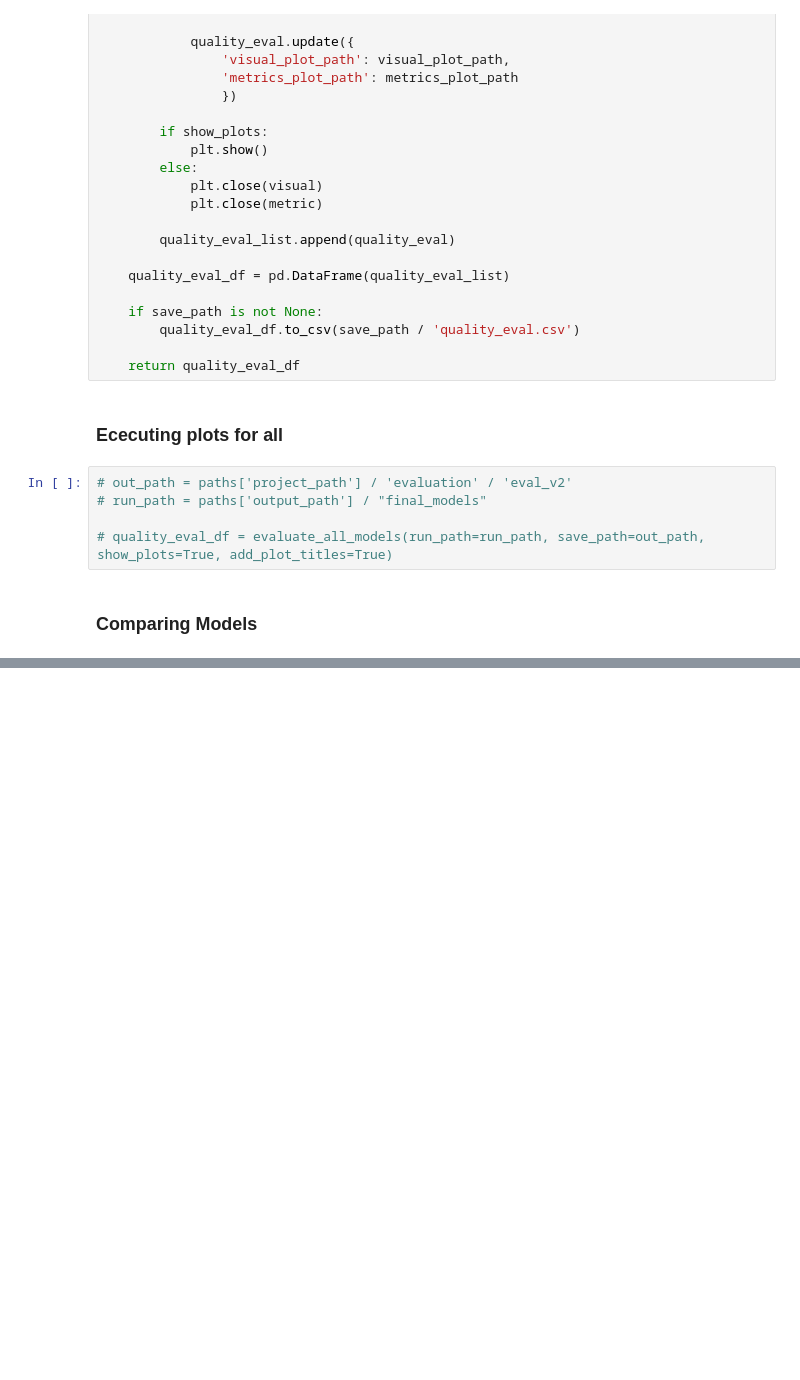
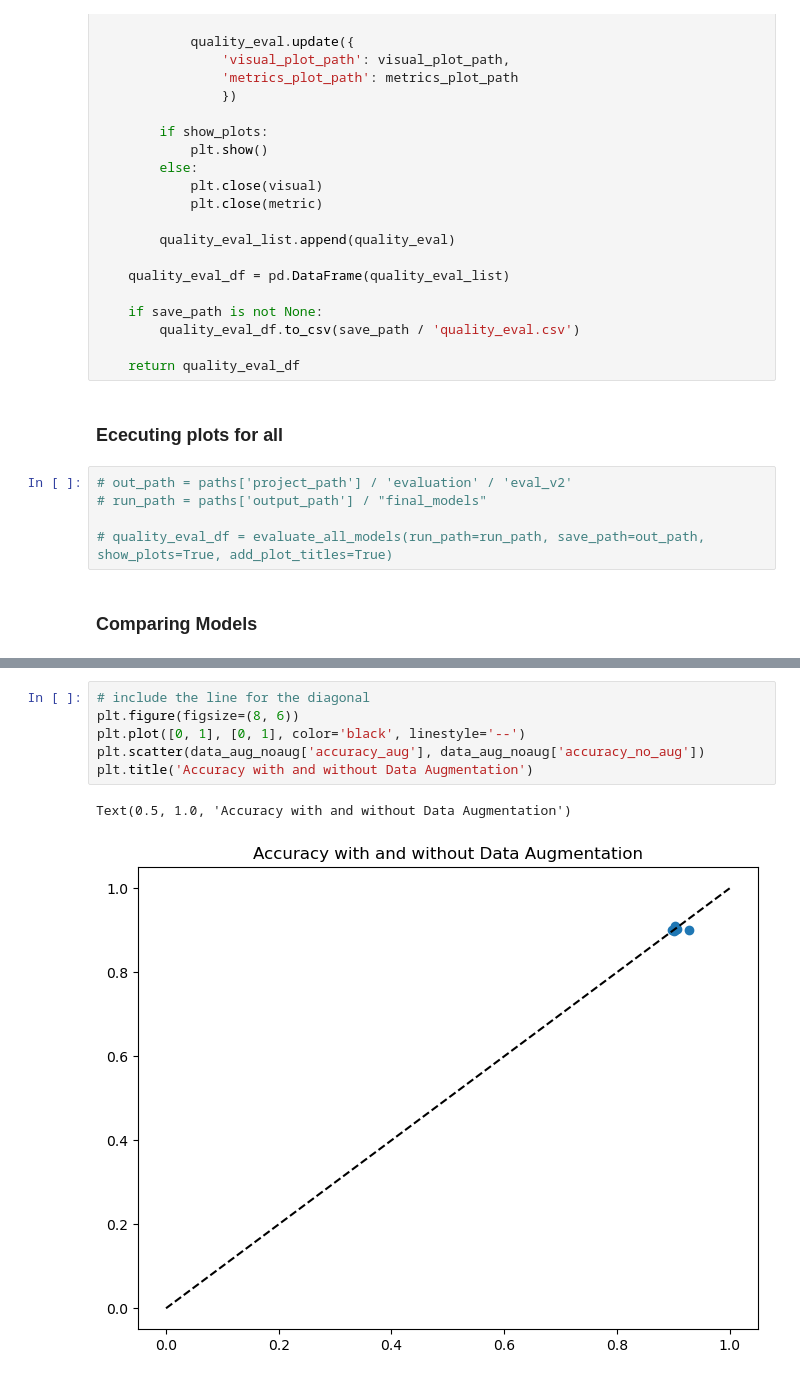
Before and after one commit to juliankraft/TermPaper2_RasterClassification, a Jupyter notebook: code/analysis/visualizations.ipynb, the cells around one changed output, grey strips where cells are left out. Saved outputs shown, nothing was run; the diff lists cells and outputs as text; blank space fills up the shorter version.

```diff
--- a/code/analysis/visualizations.ipynb
+++ b/code/analysis/visualizations.ipynb
@@ -726,0 +788,9 @@ quality_eval_df.sort_values('accuracy', ascending=False)[cols]
+# %%
+# include the line for the diagonal
+plt.figure(figsize=(8, 6))
+plt.plot([0, 1], [0, 1], color='black', linestyle='--')
+plt.scatter(data_aug_noaug['accuracy_aug'], data_aug_noaug['accuracy_no_aug'])
+plt.title('Accuracy with and without Data Augmentation')
+# %% [output]
+Text(0.5, 1.0, 'Accuracy with and without Data Augmentation')
+[figure, added]
```
Also changed, not shown: parts of 7 cells of this notebook.
